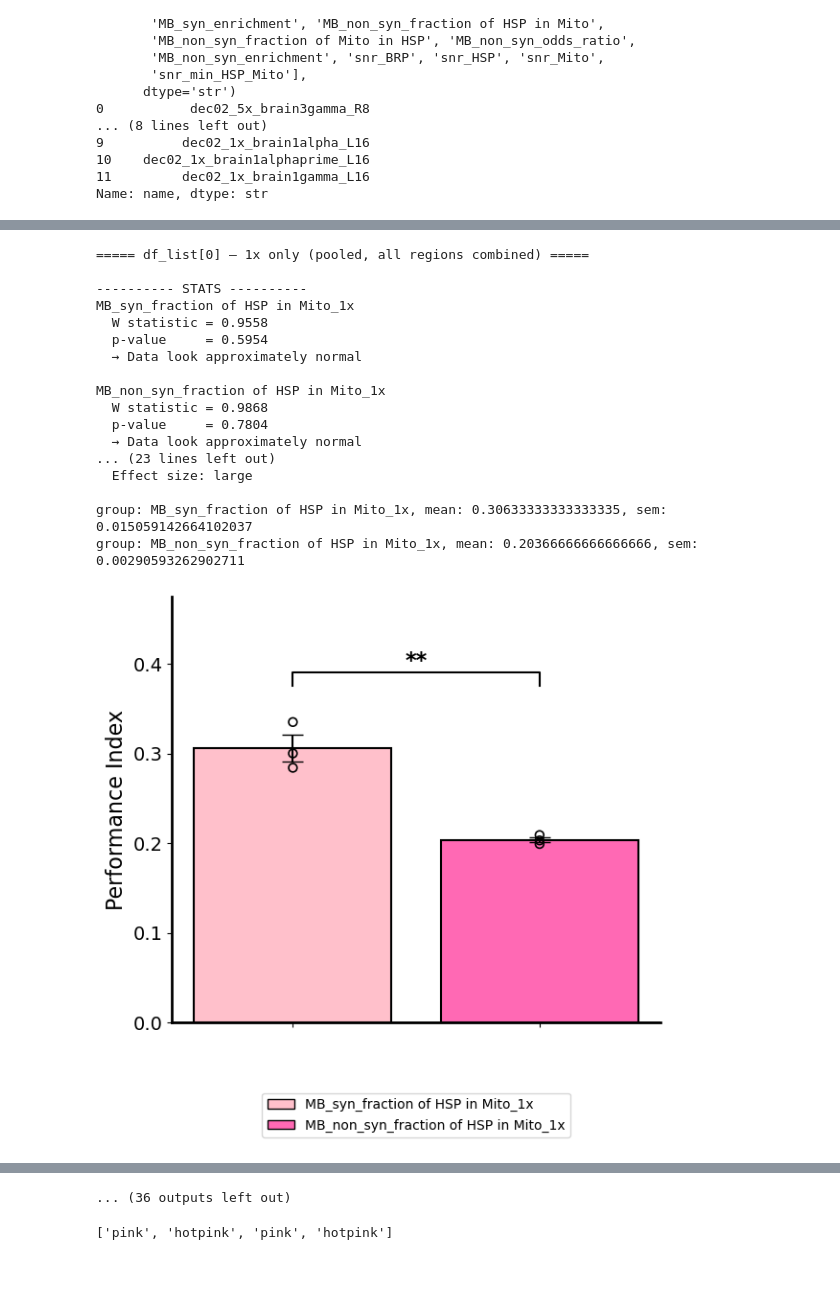
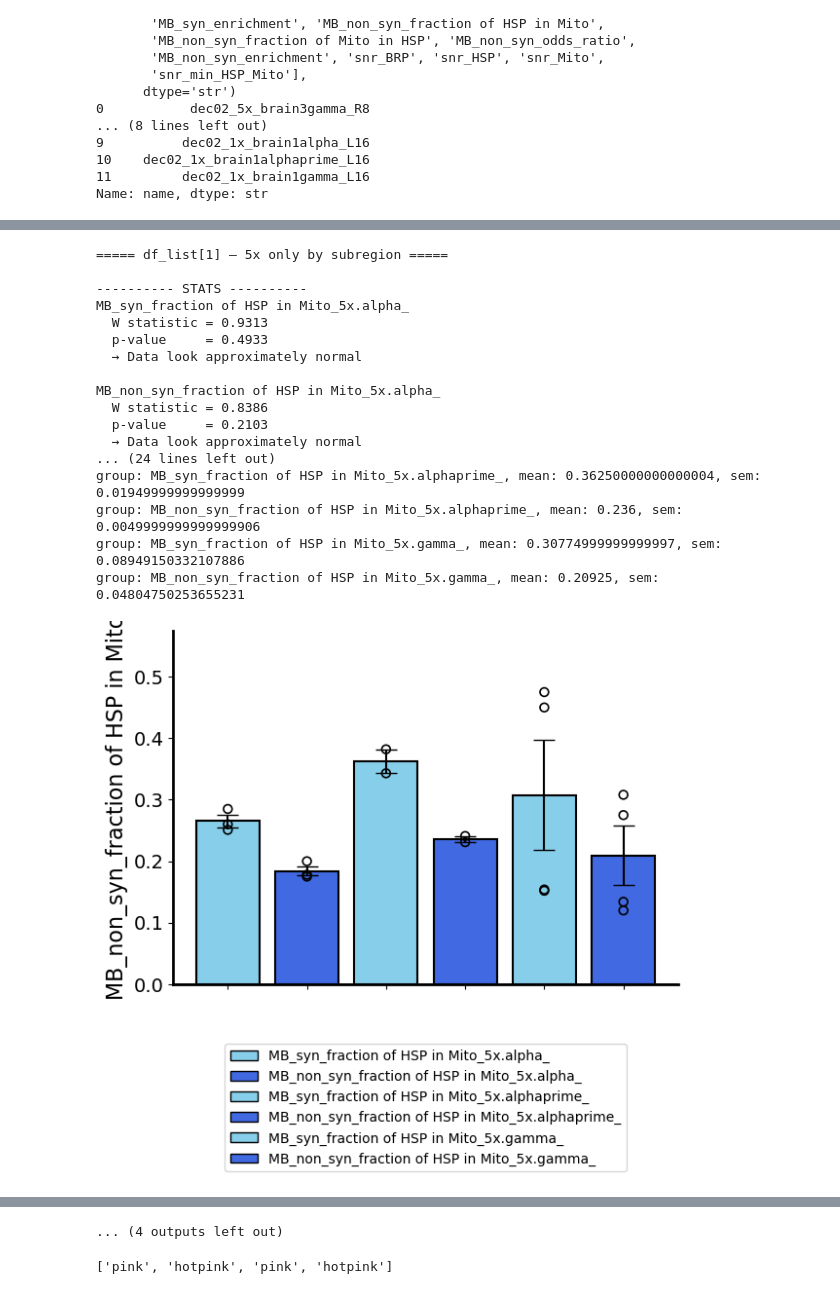
Before and after one commit to gmalagonv/confocal, a Jupyter notebook: analysis_notebooks/26_06_15_all_b.ipynb, the cells around one changed output, grey strips where cells are left out. Cells and saved outputs as stored; diff of their text form; code cells hidden in the pictures.

Commit message:
more deconvolved

```diff
--- a/analysis_notebooks/26_06_15_all_b.ipynb
+++ b/analysis_notebooks/26_06_15_all_b.ipynb
@@ -344,8 +343,12 @@ series_list = list(range(len(info.keys())))# [0]#
 # series_list = [9]
 # selected_series = series_list[0]
 results_deconv = thresholding(date, user, series_list, [2], channel_struct=2, do_plot = False )
+
 results_deconv_blind_iter2 = thresholding(date, user, series_list, [2], deconv_type='_deconv2d_psfest_blind_iter_', channel_struct =2, do_plot = False )
 results_deconv_blind_iter4 = thresholding(date, user, series_list, [4], deconv_type='_deconv2d_psfest_blind_iter_', channel_struct =2, do_plot = False )
+results_deconv_blind_iter6 = thresholding(date, user, series_list, [6], deconv_type='_deconv2d_psfest_blind_iter_', channel_struct =2, do_plot = False )
+results_deconv_blind_iter10 = thresholding(date, user, series_list, [10], deconv_type='_deconv2d_psfest_blind_iter_', channel_struct =2, do_plot = False )
+results_deconv_blind_iter20 = thresholding(date, user, series_list, [20], deconv_type='_deconv2d_psfest_blind_iter_', channel_struct =2, do_plot = False )
 # %% [output]
 [0, 1, 2, 3, 4, 5, 6, 7, 8, 9, 10, 11]
 /home/gerard/data/confocal/2026_06_15_Carmina/Project.lif
@@ -680,8 +437,13 @@ def compute_colocalization(results, series_list, raw=False, deconv_iter=2, expor
+# %%
+names_list = list(info.keys())
 # %%
-df_deconv = compute_colocalization(results_deconv, series_list, raw=False, deconv_iter=2, export=False)
-df_raw = compute_colocalization(results_deconv, series_list, raw=True, deconv_iter=2, export=False)
-df_deconv_blind2 = compute_colocalization(results_deconv_blind_iter2, series_list, raw=False, deconv_iter=2, export=False)
-df_deconv_blind4 = compute_colocalization(results_deconv_blind_iter4, series_list, raw=False, deconv_iter=4, export=False)
+df_deconv = compute_colocalization(results_deconv, series_list, names_list, raw=False, deconv_iter=2, export=False)
+df_raw = compute_colocalization(results_deconv, series_list, names_list, raw=True, deconv_iter=2, export=False)
+df_deconv_blind2 = compute_colocalization(results_deconv_blind_iter2, series_list, names_list, raw=False, deconv_iter=2, export=False)
+df_deconv_blind4 = compute_colocalization(results_deconv_blind_iter4, series_list, names_list, raw=False, deconv_iter=4, export=False)
+df_deconv_blind6 = compute_colocalization(results_deconv_blind_iter6, series_list, names_list, raw=False, deconv_iter=6, export=False)
+df_deconv_blind10 = compute_colocalization(results_deconv_blind_iter10, series_list, names_list, raw=False, deconv_iter=10, export=False)
+df_deconv_blind20 = compute_colocalization(results_deconv_blind_iter20, series_list, names_list, raw=False, deconv_iter=20, export=False)
 # %% [output]
 Spearman(snr_min_HSP_Mito, MB_total_odds_ratio) = 0.720 (p=0.008)
 Spearman(snr_min_HSP_Mito, MB_total_enrichment) = 0.622 (p=0.031)
@@ -736,10 +565,13 @@ def df_separator(df):
 colmns2plot = ['MB_syn_fraction of HSP in Mito','MB_non_syn_fraction of HSP in Mito']
 #colmns2plot = ['prop_MB-HSP_in_syn']
 df_list = [
-        df_raw,
-        df_deconv,
+        #df_raw,
+        #df_deconv,
         df_deconv_blind2,
         df_deconv_blind4,
+        df_deconv_blind10,
+        df_deconv_blind20,
+
          ]
 colors = [["pink","hotpink"],["skyblue","royalblue"],["lightgreen","seagreen"],["gold","darkorange"]]
 
@@ -749,13 +581,13 @@ colors = [["pink","hotpink"],["skyblue","royalblue"],["lightgreen","seagreen"],[
 # subregion groups in one fast_plotter call would run ANOVA/Tukey on non-independent
 # groups, so each combination below is plotted separately.
 plot_configs = [
-    ("5x vs 1x (pooled, all regions combined)", ['5x', '1x']),
-    ("5x vs 1x by subregion", ['5x.alpha_', '5x.alphaprime_', '5x.gamma_',
-                                '1x.alpha_', '1x.alphaprime_', '1x.gamma_']),
+   # ("5x vs 1x (pooled, all regions combined)", ['5x', '1x']),
+    #("5x vs 1x by subregion", ['5x.alpha_', '5x.alphaprime_', '5x.gamma_',
+    #                            '1x.alpha_', '1x.alphaprime_', '1x.gamma_']),
     ("5x only (pooled, all regions combined)", ['5x']),
-    ("1x only (pooled, all regions combined)", ['1x']),
+   # ("1x only (pooled, all regions combined)", ['1x']),
     ("5x only by subregion", ['5x.alpha_', '5x.alphaprime_', '5x.gamma_']),
-    ("1x only by subregion", ['1x.alpha_', '1x.alphaprime_', '1x.gamma_']),
+    #("1x only by subregion", ['1x.alpha_', '1x.alphaprime_', '1x.gamma_']),
 ]
 
 for j,df in enumerate(df_list):
@@ -781,5 +613,5 @@ for j,df in enumerate(df_list):
         # (works for any combination of len(colmns2plot)/len(key_group), unlike a
         # fixed /2 divisor which breaks when colmns2plot has an odd length or 1 entry)
         bar_color = colors[j][:len(colmns2plot)] * len(key_group)
-        fast_plotter(new_col_list, df= all_df, bar_color=bar_color,  quietStats=False, figsize=(6,6), legend=True)
+        fast_plotter(new_col_list, df= all_df, ylabel=col,  bar_color=bar_color,  quietStats=False, figsize=(6,6), legend=True)
 # %% [output]
@@ -840,18 +672,18 @@ group: MB_non_syn_fraction of HSP in Mito_5x, mean: 0.20344444444444443, sem: 0.
-===== df_list[0] — 1x only (pooled, all regions combined) =====
+===== df_list[1] — 5x only by subregion =====
 
 ---------- STATS ----------
-MB_syn_fraction of HSP in Mito_1x
-  W statistic = 0.9558
-  p-value     = 0.5954
+MB_syn_fraction of HSP in Mito_5x.alpha_
+  W statistic = 0.9313
+  p-value     = 0.4933
   → Data look approximately normal
 
-MB_non_syn_fraction of HSP in Mito_1x
-  W statistic = 0.9868
-  p-value     = 0.7804
+MB_non_syn_fraction of HSP in Mito_5x.alpha_
+  W statistic = 0.8386
+  p-value     = 0.2103
   → Data look approximately normal
-... (23 lines left out)
-  Effect size: large
-
-group: MB_syn_fraction of HSP in Mito_1x, mean: 0.30633333333333335, sem: 0.015059142664102037
-group: MB_non_syn_fraction of HSP in Mito_1x, mean: 0.20366666666666666, sem: 0.00290593262902711
+... (24 lines left out)
+group: MB_syn_fraction of HSP in Mito_5x.alphaprime_, mean: 0.36250000000000004, sem: 0.01949999999999999
+group: MB_non_syn_fraction of HSP in Mito_5x.alphaprime_, mean: 0.236, sem: 0.0049999999999999906
+group: MB_syn_fraction of HSP in Mito_5x.gamma_, mean: 0.30774999999999997, sem: 0.08949150332107886
+group: MB_non_syn_fraction of HSP in Mito_5x.gamma_, mean: 0.20925, sem: 0.04804750253655231
-[figure, old version]
+[figure, new version]
@@ -894,4 +729,4 @@ group: MB_non_syn_fraction of HSP in Mito_1x.gamma_, mean: 0.209, sem: nan
-... (36 outputs left out)
+... (4 outputs left out)
 # %%
 colors = [["pink","hotpink"],["skyblue","royalblue"],["lightgreen","seagreen"],["gold","darkorange"]]
 k2 = colors[0]*2
```
Also changed, not shown: parts of 8 cells of this notebook, 6 other files.
